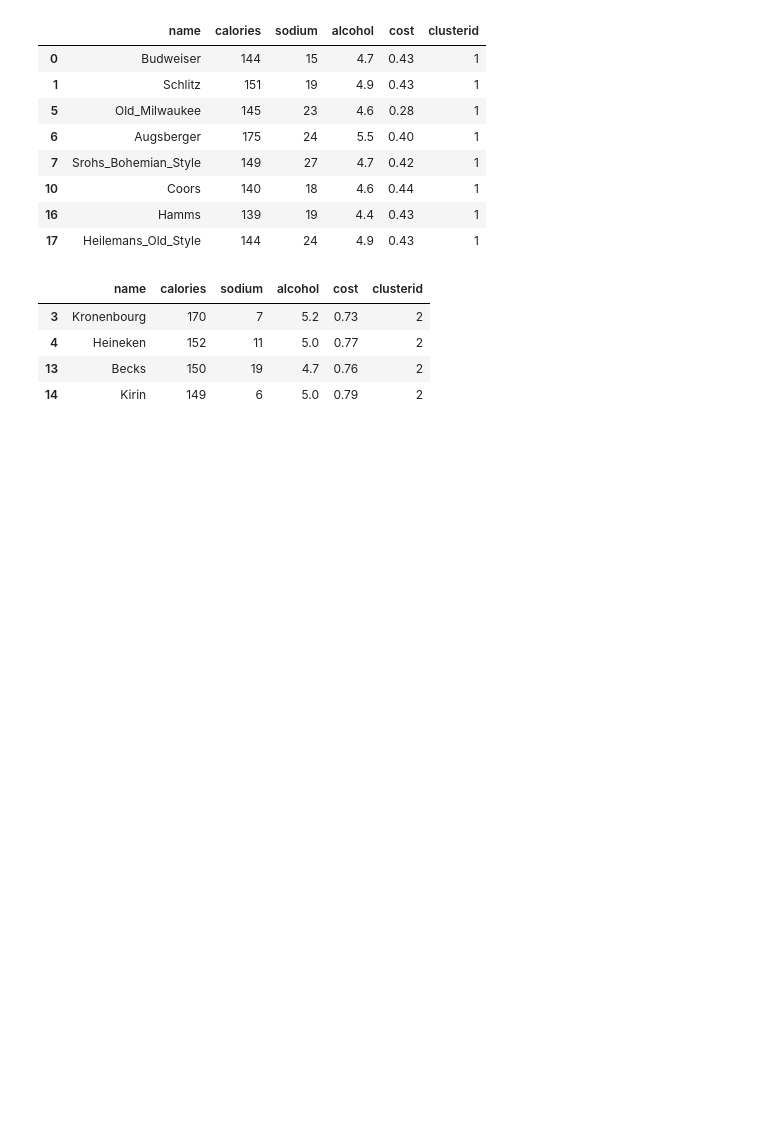
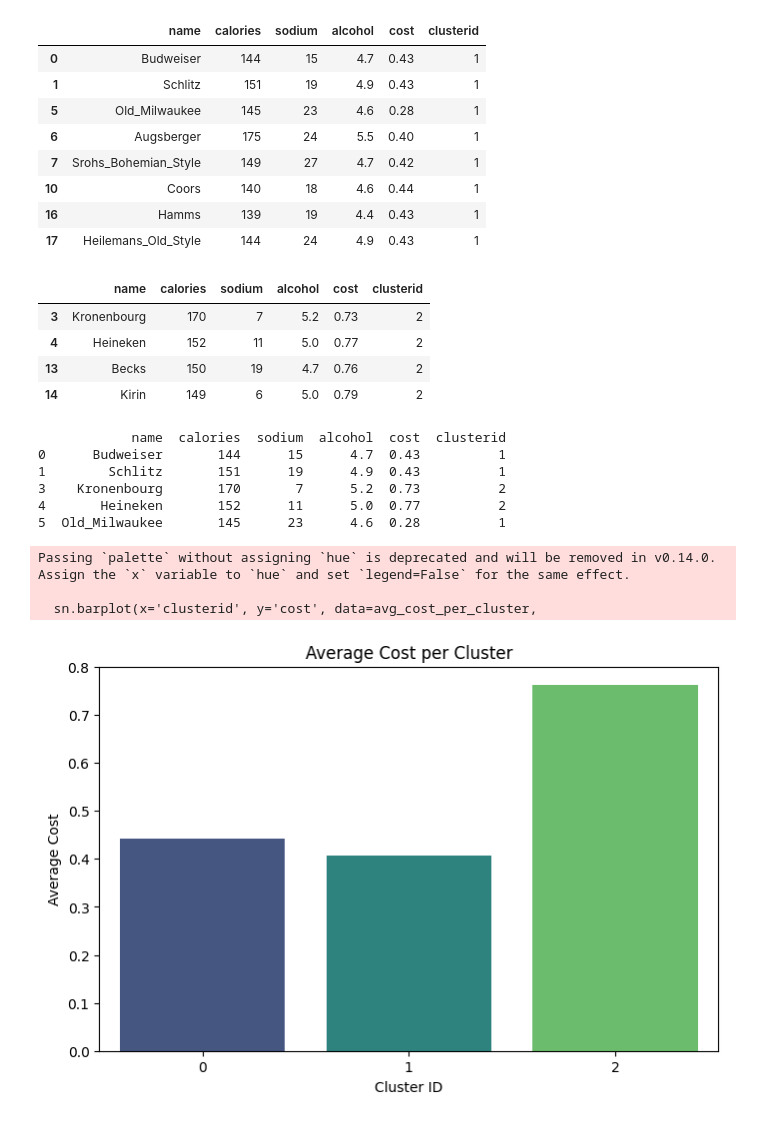
Before and after one commit to sandeepdixit05/machinelearning, a Jupyter notebook: 22_module 05 Product Segments.ipynb, the cells around one changed output. Cells and saved outputs as stored; diff of their text form; code cells hidden in the pictures; blank space fills up the shorter version.

```diff
--- a/22_module 05 Product Segments.ipynb
+++ b/22_module 05 Product Segments.ipynb
@@ -129,3 +129,32 @@ beer_df[beer_df.clusterid == 2]
 | 4 | Heineken | 152 | 11 | 5.0 | 0.77 | 2 |
 | 13 | Becks | 150 | 19 | 4.7 | 0.76 | 2 |
 | 14 | Kirin | 149 | 6 | 5.0 | 0.79 | 2 |
+# %%
+# Print the beer_Df
+beer_df
+# Save the beer_df to a new CSV file
+beer_df.to_csv('clustered_beer.csv', index=False)
+# Print the first few rows of the clustered beer DataFrame
+print(beer_df.head())
+
+# Plot a bar graph of the average cost per cluster
+avg_cost_per_cluster = beer_df.groupby('clusterid')['cost'].mean().reset_index()
+plt.figure(figsize=(8, 5))
+sn.barplot(x='clusterid', y='cost', data=avg_cost_per_cluster,
+              palette='viridis')
+plt.title('Average Cost per Cluster')
+plt.xlabel('Cluster ID')
+plt.ylabel('Average Cost')
+plt.xticks(rotation=0)
+plt.show()
+# %% [output]
+            name  calories  sodium  alcohol  cost  clusterid
+0      Budweiser       144      15      4.7  0.43          1
+1        Schlitz       151      19      4.9  0.43          1
+3    Kronenbourg       170       7      5.2  0.73          2
+4       Heineken       152      11      5.0  0.77          2
+5  Old_Milwaukee       145      23      4.6  0.28          1
+Passing `palette` without assigning `hue` is deprecated and will be removed in v0.14.0. Assign the `x` variable to `hue` and set `legend=False` for the same effect.
+
+  sn.barplot(x='clusterid', y='cost', data=avg_cost_per_cluster,
+[figure, added]
```
Also changed, not shown: 2 other files.
